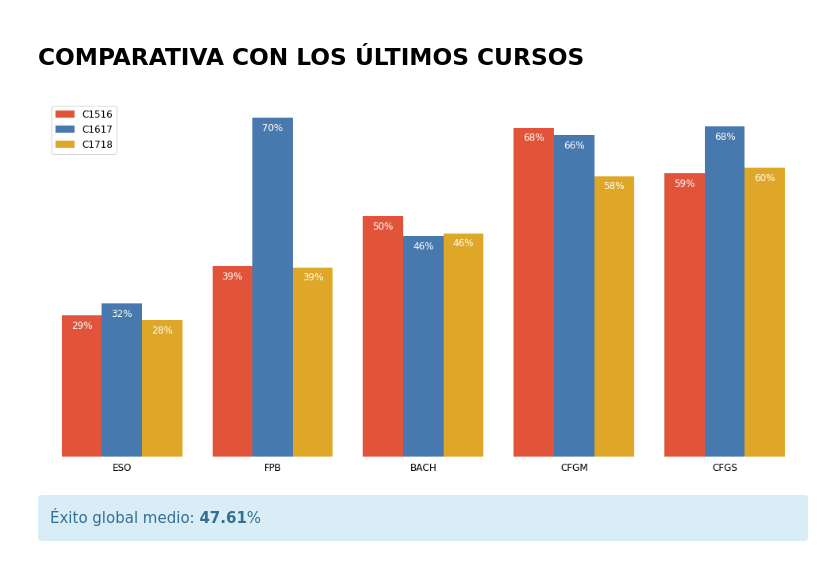
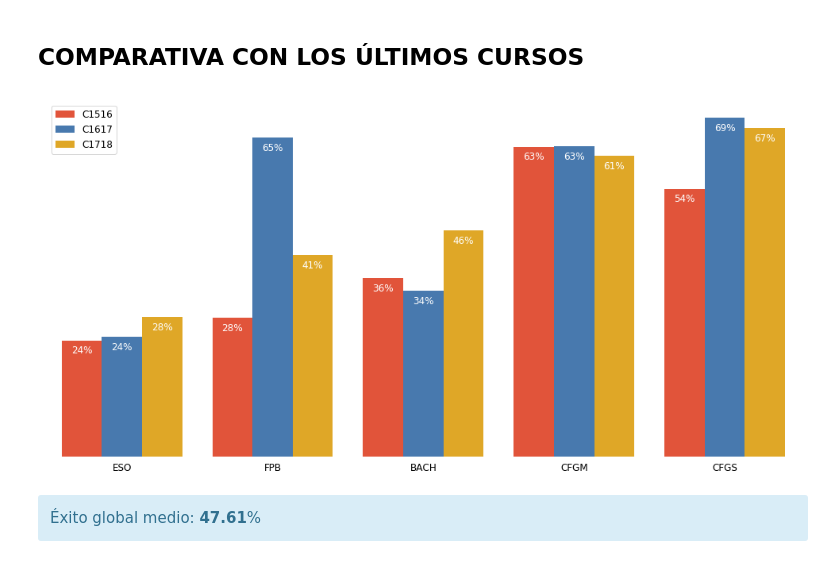
Before and after one commit to iespuertodelacruz/analitica, a Jupyter notebook: C1718/E2.ipynb, the cells around one changed output. Drawn from its saved outputs; the diff is of its cells as text; code cells hidden in the pictures.

```diff
--- a/C1718/E2.ipynb
+++ b/C1718/E2.ipynb
@@ -183,10 +183,10 @@ bar_chart(df_summary["éxito"])
 [figure]
 # %% [markdown]
 ## COMPARATIVA CON LOS ÚLTIMOS CURSOS
-# %%
-factor_chart(df.reset_index(), "éxito")
-# %% [output]
-[figure, removed]
+# %%
+factor_chart(df.xs(labels[-1][1], level=1), "éxito", 2)
+# %% [output]
+[figure, added]
 # %%
 mean_success = dfc["éxito"].mean()
 display(HTML(f"""
```
Also changed, not shown: parts of 6 cells of this notebook.
